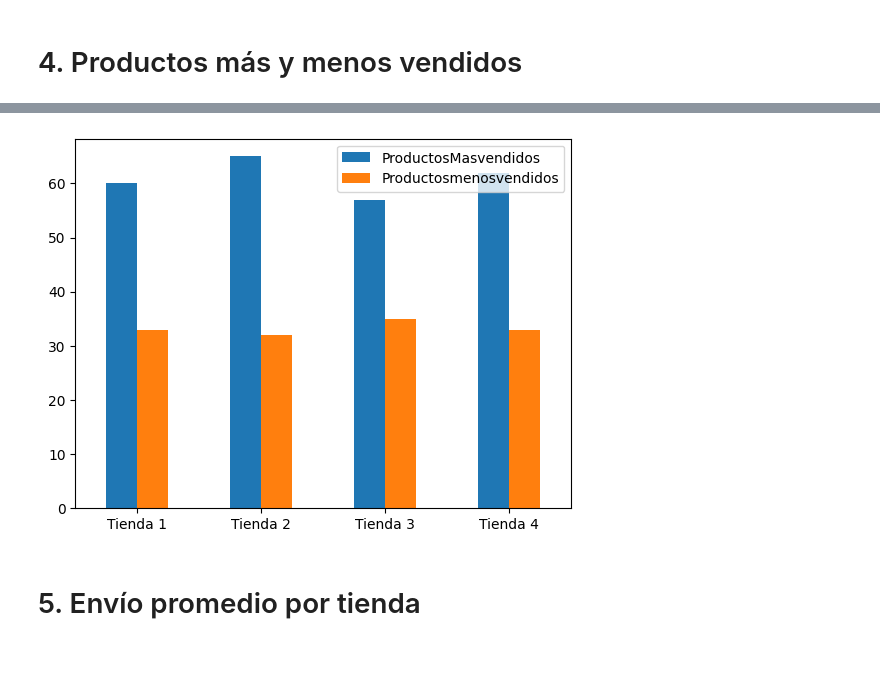
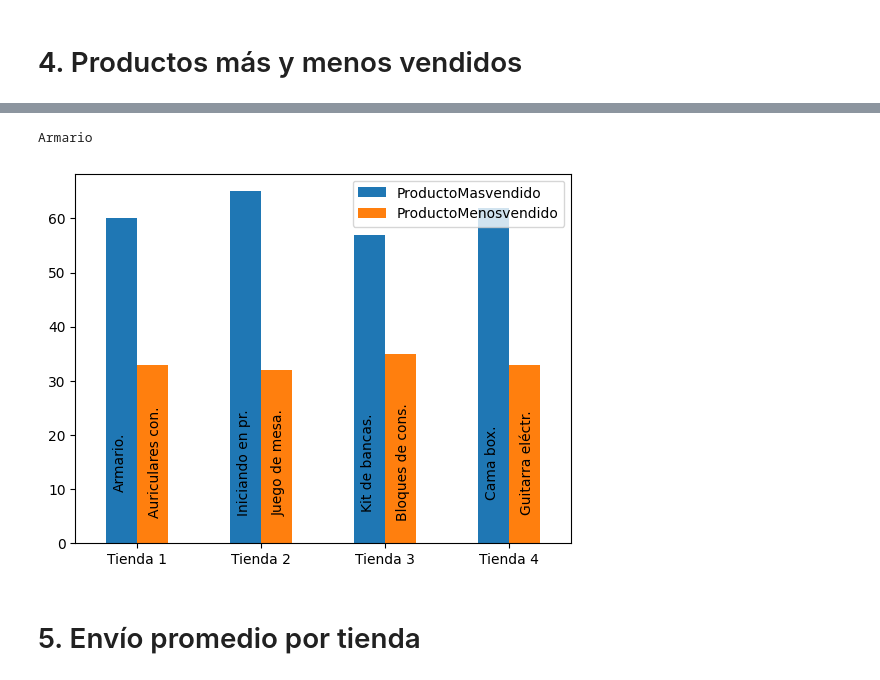
Before and after one commit to JuanPGomezB/challenge-alurastore, a Jupyter notebook: alura-store.ipynb, the cells around one changed output, grey strips where cells are left out. Cells and saved outputs as stored; diff of their text form; code cells hidden in the pictures.

Commit message:
Visualización completada

```diff
--- a/alura-store.ipynb
+++ b/alura-store.ipynb
@@ -163,14 +164,22 @@ Producto menos vendido en tienda 4: Producto
 Guitarra eléctrica    33
 Name: Producto, dtype: int64
 # %%
-y1 = [Producto_mas_vendidoT1.values[0], Producto_mas_vendidoT2.values[0], Producto_mas_vendidoT3.values[0], Producto_mas_vendidoT4.values[0]]
-y2 = [Producto_menos_vendidoT1.values[0], Producto_menos_vendidoT2.values[0], Producto_menos_vendidoT3.values[0], Producto_menos_vendidoT4.values[0]]
+df1 = [Producto_mas_vendidoT1.values[0], Producto_mas_vendidoT2.values[0], Producto_mas_vendidoT3.values[0], Producto_mas_vendidoT4.values[0]]
+df2 = [Producto_menos_vendidoT1.values[0], Producto_menos_vendidoT2.values[0], Producto_menos_vendidoT3.values[0], Producto_menos_vendidoT4.values[0]]
+dfnames1 = [Producto_mas_vendidoT1.index[0], Producto_mas_vendidoT2.index[0], Producto_mas_vendidoT3.index[0], Producto_mas_vendidoT4.index[0]]
+dfnames2 = [Producto_menos_vendidoT1.index[0], Producto_menos_vendidoT2.index[0], Producto_menos_vendidoT3.index[0], Producto_menos_vendidoT4.index[0]]
 index = ['Tienda 1', 'Tienda 2', 'Tienda 3', 'Tienda 4']
-df = pd.DataFrame({'ProductosMasvendidos': y1,
-                   'Productosmenosvendidos': y2}, index=index)
+df = pd.DataFrame({'ProductoMasvendido': df1,
+                   'ProductoMenosvendido': df2}, index=index)
 ax = df.plot.bar(rot=0)
+for i in range(len(df1)):
+    ax.text(i-0.14, 15, str(dfnames1[i][:15])+".", ha='center', va='center', rotation='vertical')
+    ax.text(i+0.14, 15, str(dfnames2[i][:15])+".", ha='center', va='center', rotation='vertical')
+# print(Producto_mas_vendidoT1.index[0])
+plt.show()
 # %% [output]
+Armario
-[figure, old version]
+[figure, new version]
 # %% [markdown]
 # 5. Envío promedio por tienda
 # %%
```
Also changed, not shown: parts of 9 cells of this notebook.
